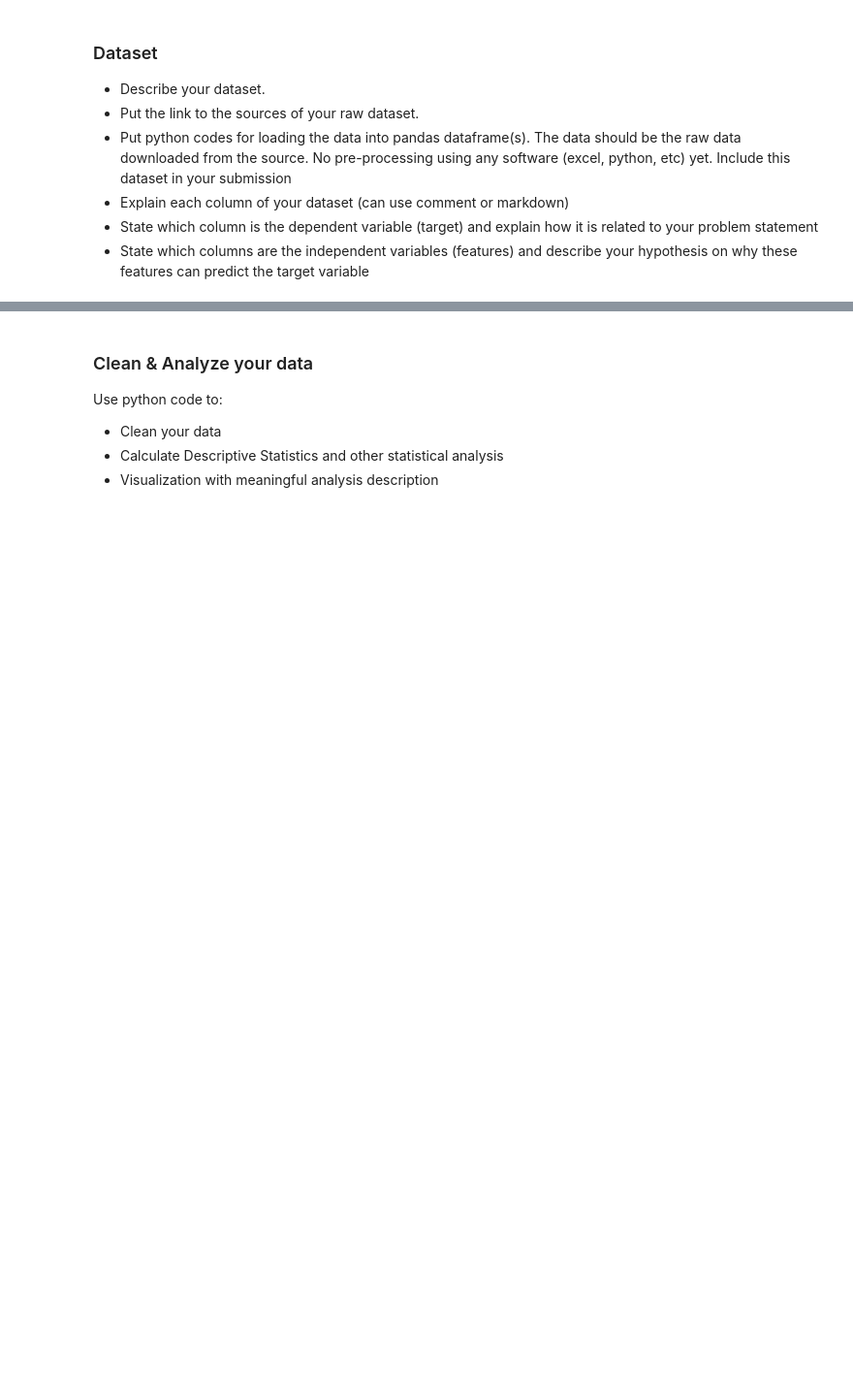
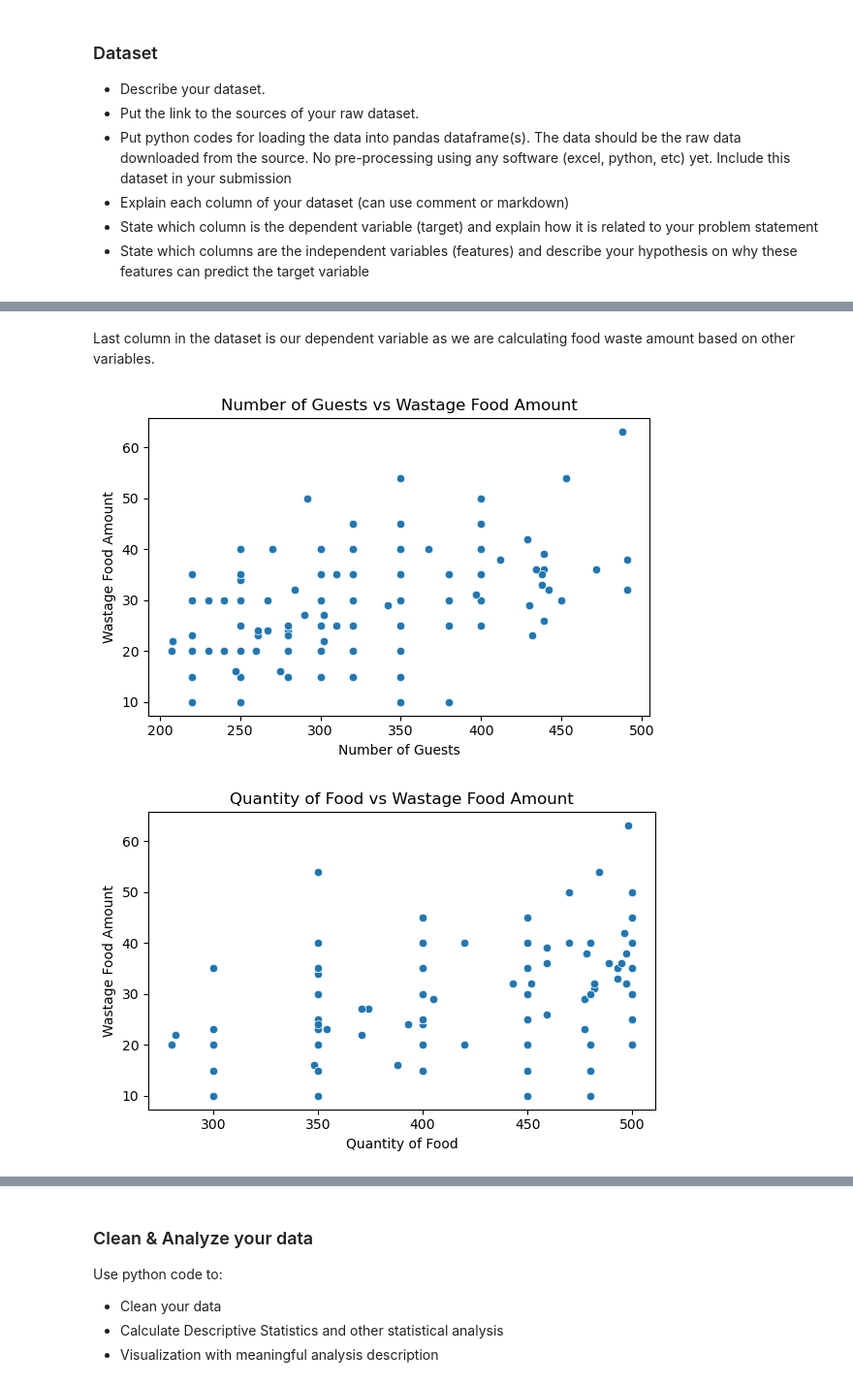
Before and after one commit to ziqiqiiii/DDW_DTP, a Jupyter notebook: Project Template.ipynb, the cells around one changed output, grey strips where cells are left out. Shown at 97% size. Drawn from its saved outputs; the diff is of its cells as text; code cells hidden in the pictures; blank space fills up the shorter version.

Commit message:
feat - done choosing independent and dependent variables (need to tidy up the notebook again)

```diff
--- a/Project Template.ipynb
+++ b/Project Template.ipynb
@@ -62,0 +74,3 @@ Link for dataset = https://www.kaggle.com/datasets/trevinhannibal/food-wastage-d
+# %%
+url = './Datasets/food_wastage_data.csv'
+df = pd.read_csv(url)
@@ -62,0 +122,23 @@ Link for dataset = https://www.kaggle.com/datasets/trevinhannibal/food-wastage-d
+# %% [markdown]
+Last column in the dataset is our dependent variable as we are calculating food waste amount based on other variables.
+# %%
+target = 'Wastage Food Amount'
+
+# Group categorical data
+# Event Type, Type of Food, Storage Conditions, Purchase History,
+# Seasonality, Preparation Method, Geographical Location, and, Pricing
+categorical_vars = df.select_dtypes(include='object').columns.tolist()
+
+# Group numerical data
+# Quantity of Food, and, Number of Guests
+numeric_vars = df.select_dtypes(include='number').drop(columns=[target]).columns.tolist()
+# %%
+for col in numeric_vars:
+    plt.figure(figsize=(6, 4))
+    sns.scatterplot(data=df, x=col, y=target)
+    plt.title(f'{col} vs {target}')
+    plt.tight_layout()
+    plt.show()
+# %% [output]
+[figure, added]
+[figure, added]
```
Also changed, not shown: parts of 17 cells of this notebook.
